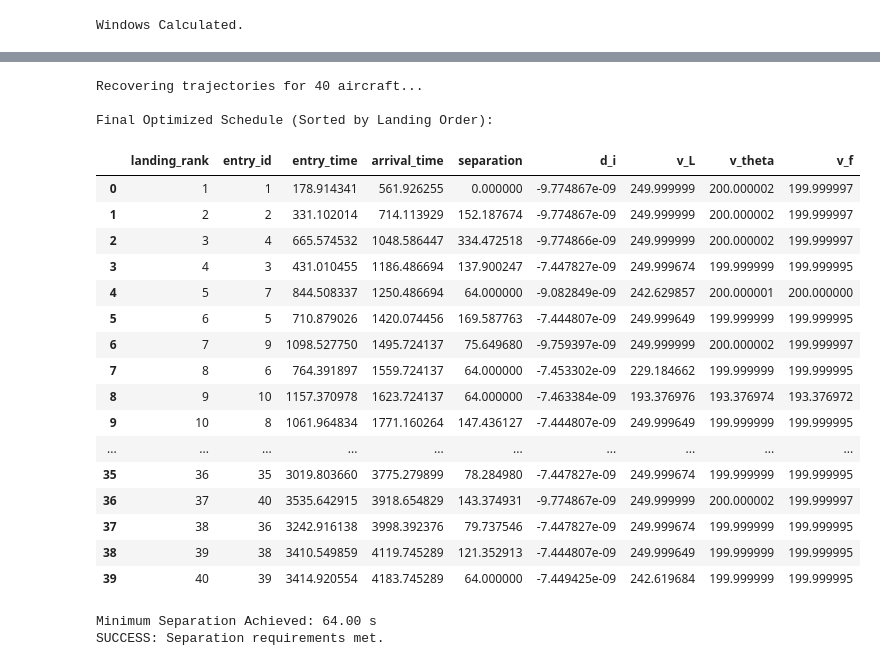
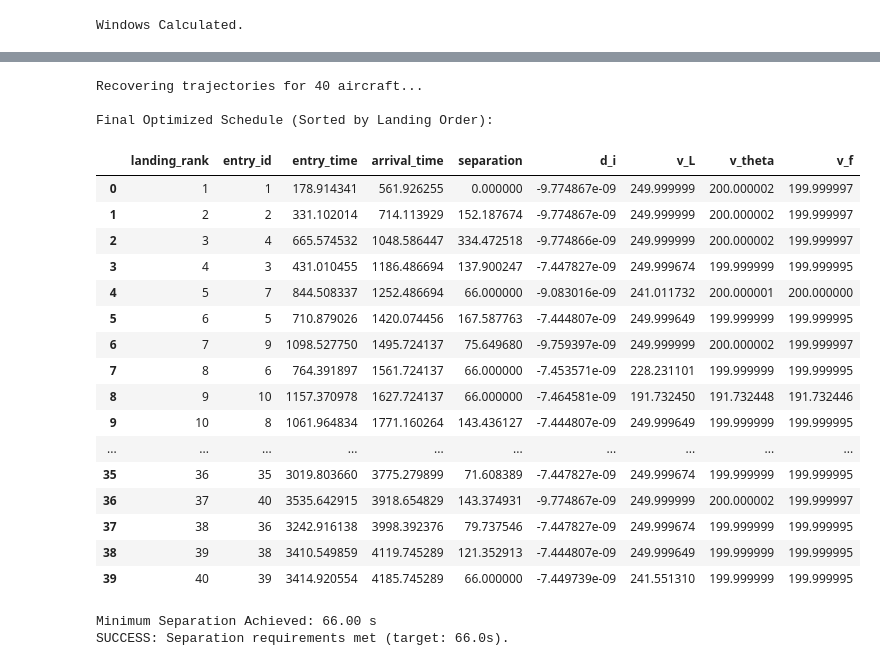
Before and after one commit to YutianPangASU/TRACON_AUTOMATION_KATL, a Jupyter notebook: katl_optimization.ipynb, the cells around one changed output, grey strips where cells are left out. Saved outputs shown, nothing was run; the diff lists cells and outputs as text; code cells hidden in the pictures.

```diff
--- a/katl_optimization.ipynb
+++ b/katl_optimization.ipynb
@@ -1846,18 +1822,18 @@ def solve_linear_window(df_subset, prev_committed_time=None):
 
     # 2. Separation Logic
     def seq_1(m, i, j):
-        return m.t[j] >= m.t[i] + 64.0 - m.slack[i,j] - M*(1-m.y[i,j])
+        return m.t[j] >= m.t[i] + T_SEP_SEC - m.slack[i,j] - M*(1-m.y[i,j])
     m.c_seq_1 = pyo.Constraint(m.Pairs, rule=seq_1)
 
     def seq_2(m, i, j):
-        return m.t[i] >= m.t[j] + 64.0 - m.slack[i,j] - M*(m.y[i,j])
+        return m.t[i] >= m.t[j] + T_SEP_SEC - m.slack[i,j] - M*(m.y[i,j])
     m.c_seq_2 = pyo.Constraint(m.Pairs, rule=seq_2)
 
     # 3. Boundary Constraint (Link to previous window)
     if prev_committed_time is not None:
         def boundary_rule(m, i):
             # All planes in this new window must be after the last committed plane
-            return m.t[i] >= prev_committed_time + 64.0 - m.boundary_slack[i]
+            return m.t[i] >= prev_committed_time + T_SEP_SEC - m.boundary_slack[i]
         m.c_boundary = pyo.Constraint(m.I, rule=boundary_rule)
 
     # Objective: Minimize Sum of Arrival Times (Efficiency) + Slack Penalties
@@ -2128,47 +2005,47 @@ def recover_trajectories_with_metrics(df_original, df_targs):
     # Fill NaN for the first aircraft (separation is N/A or infinite)
     df_res['separation'] = df_res['separation'].fillna(0.0)
 
     # 4. Calculate Transit Time
     df_res['transit_time'] = df_res['arrival_time'] - df_res['entry_time']
 
     return df_res
 
 # --- Execute & Display ---
 df_final = recover_trajectories_with_metrics(df_arrivals, df_targets)
 
 # Display columns requested: Entry ID, Landing Rank, Arrival Time, Separation
 cols_to_show = ['landing_rank', 'entry_id', 'entry_time', 'arrival_time', 'separation', 'd_i', 'v_L', 'v_theta', 'v_f']
 
 print("\nFinal Optimized Schedule (Sorted by Landing Order):")
 display(df_final[cols_to_show])
 
 # Verification
 min_sep = df_final.iloc[1:]['separation'].min() # Skip first row
 print(f"\nMinimum Separation Achieved: {min_sep:.2f} s")
-if min_sep >= 63.9:
-    print("SUCCESS: Separation requirements met.")
+if min_sep >= T_SEP_SEC - 0.1:
+    print(f"SUCCESS: Separation requirements met (target: {T_SEP_SEC}s).")
 else:
-    print("WARNING: Separation violation detected.")
+    print(f"WARNING: Separation violation detected (target: {T_SEP_SEC}s).")
 # %% [output]
 Recovering trajectories for 40 aircraft...
 
 Final Optimized Schedule (Sorted by Landing Order):
 |  | landing_rank | entry_id | entry_time | arrival_time | separation | d_i | v_L | v_theta | v_f |
 | 0 | 1 | 1 | 178.914341 | 561.926255 | 0.000000 | -9.774867e-09 | 249.999999 | 200.000002 | 199.999997 |
 | 1 | 2 | 2 | 331.102014 | 714.113929 | 152.187674 | -9.774867e-09 | 249.999999 | 200.000002 | 199.999997 |
 | 2 | 3 | 4 | 665.574532 | 1048.586447 | 334.472518 | -9.774866e-09 | 249.999999 | 200.000002 | 199.999997 |
 | 3 | 4 | 3 | 431.010455 | 1186.486694 | 137.900247 | -7.447827e-09 | 249.999674 | 199.999999 | 199.999995 |
-| 4 | 5 | 7 | 844.508337 | 1250.486694 | 64.000000 | -9.082849e-09 | 242.629857 | 200.000001 | 200.000000 |
-| 5 | 6 | 5 | 710.879026 | 1420.074456 | 169.587763 | -7.444807e-09 | 249.999649 | 199.999999 | 199.999995 |
+| 4 | 5 | 7 | 844.508337 | 1252.486694 | 66.000000 | -9.083016e-09 | 241.011732 | 200.000001 | 200.000000 |
+| 5 | 6 | 5 | 710.879026 | 1420.074456 | 167.587763 | -7.444807e-09 | 249.999649 | 199.999999 | 199.999995 |
 | 6 | 7 | 9 | 1098.527750 | 1495.724137 | 75.649680 | -9.759397e-09 | 249.999999 | 200.000002 | 199.999997 |
-| 7 | 8 | 6 | 764.391897 | 1559.724137 | 64.000000 | -7.453302e-09 | 229.184662 | 199.999999 | 199.999995 |
-| 8 | 9 | 10 | 1157.370978 | 1623.724137 | 64.000000 | -7.463384e-09 | 193.376976 | 193.376974 | 193.376972 |
-| 9 | 10 | 8 | 1061.964834 | 1771.160264 | 147.436127 | -7.444807e-09 | 249.999649 | 199.999999 | 199.999995 |
+| 7 | 8 | 6 | 764.391897 | 1561.724137 | 66.000000 | -7.453571e-09 | 228.231101 | 199.999999 | 199.999995 |
+| 8 | 9 | 10 | 1157.370978 | 1627.724137 | 66.000000 | -7.464581e-09 | 191.732450 | 191.732448 | 191.732446 |
+| 9 | 10 | 8 | 1061.964834 | 1771.160264 | 143.436127 | -7.444807e-09 | 249.999649 | 199.999999 | 199.999995 |
 | ... | ... | ... | ... | ... | ... | ... | ... | ... | ... |
-| 35 | 36 | 35 | 3019.803660 | 3775.279899 | 78.284980 | -7.447827e-09 | 249.999674 | 199.999999 | 199.999995 |
+| 35 | 36 | 35 | 3019.803660 | 3775.279899 | 71.608389 | -7.447827e-09 | 249.999674 | 199.999999 | 199.999995 |
 | 36 | 37 | 40 | 3535.642915 | 3918.654829 | 143.374931 | -9.774867e-09 | 249.999999 | 200.000002 | 199.999997 |
 | 37 | 38 | 36 | 3242.916138 | 3998.392376 | 79.737546 | -7.447827e-09 | 249.999674 | 199.999999 | 199.999995 |
 | 38 | 39 | 38 | 3410.549859 | 4119.745289 | 121.352913 | -7.444807e-09 | 249.999649 | 199.999999 | 199.999995 |
-| 39 | 40 | 39 | 3414.920554 | 4183.745289 | 64.000000 | -7.449425e-09 | 242.619684 | 199.999999 | 199.999995 |
+| 39 | 40 | 39 | 3414.920554 | 4185.745289 | 66.000000 | -7.449739e-09 | 241.551310 | 199.999999 | 199.999995 |
-Minimum Separation Achieved: 64.00 s
-SUCCESS: Separation requirements met.
+Minimum Separation Achieved: 66.00 s
+SUCCESS: Separation requirements met (target: 66.0s).
```
Also changed, not shown: parts of 12 cells of this notebook.
